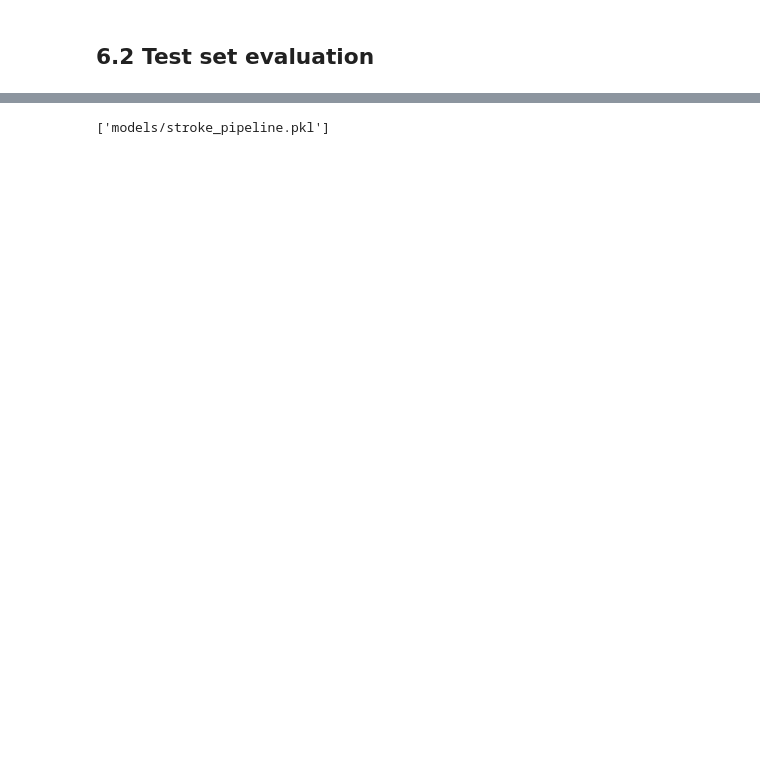
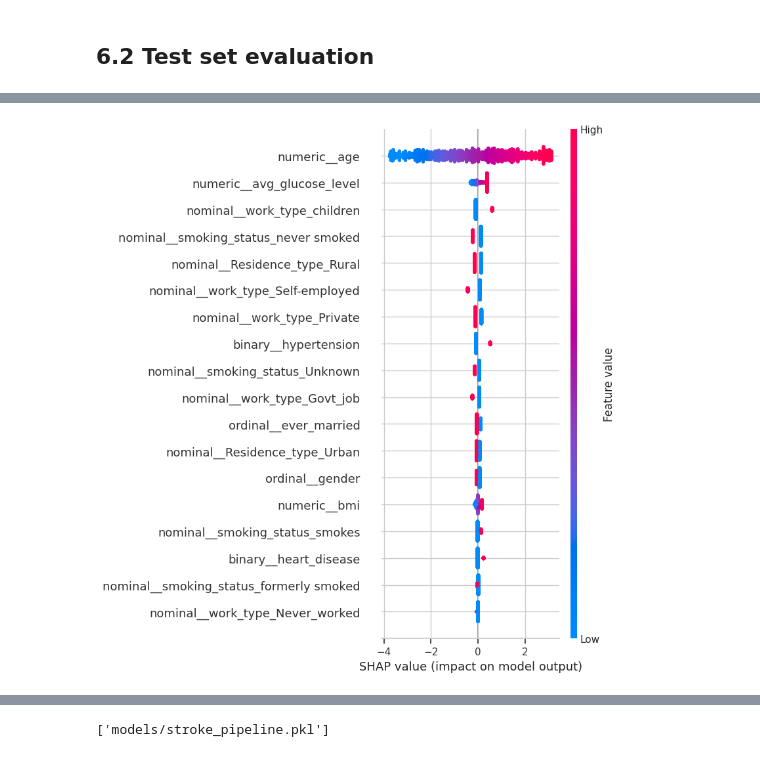
Before and after one commit to Tahsin-20/NeuroStroke-ML, a Jupyter notebook: Stroke_Prediction.ipynb, the cells around one changed output, grey strips where cells are left out. Drawn from its saved outputs; the diff is of its cells as text; code cells hidden in the pictures; blank space fills up the shorter version.

```diff
--- a/Stroke_Prediction.ipynb
+++ b/Stroke_Prediction.ipynb
@@ -896,0 +940,27 @@ plt.show()
+# %%
+import shap
+
+# Extract the fitted preprocessing step and the fitted Logistic Regression
+# model from the pipeline chosen as the final model (Section 6.6).
+fitted_preprocessor = final_model.named_steps["preprocessor"]
+fitted_model = final_model.named_steps["model"]
+
+# SHAP needs the numeric feature space the model actually sees, not the
+# raw dataframe, so the fitted preprocessor is used to transform both sets.
+X_train_transformed = fitted_preprocessor.transform(X_train)
+X_test_transformed = fitted_preprocessor.transform(X_test)
+
+feature_names = fitted_preprocessor.get_feature_names_out()
+
+X_train_shap = pd.DataFrame(X_train_transformed, columns=feature_names)
+X_test_shap = pd.DataFrame(X_test_transformed, columns=feature_names)
+
+# A small background sample keeps the explainer fast while still
+# representing the training distribution.
+background = shap.sample(X_train_shap, 100, random_state=RANDOM_STATE)
+
+explainer = shap.LinearExplainer(fitted_model, background)
+shap_values = explainer(X_test_shap)
+
+print("SHAP values computed for", X_test_shap.shape[0], "test observations")
+print("Feature space:", X_test_shap.shape[1], "features")
@@ -896,0 +977,4 @@ plt.show()
+# %%
+shap.summary_plot(shap_values, X_test_shap)
+# %% [output]
+[figure, added]
```
Also changed, not shown: parts of 52 cells of this notebook, 2 other files.
